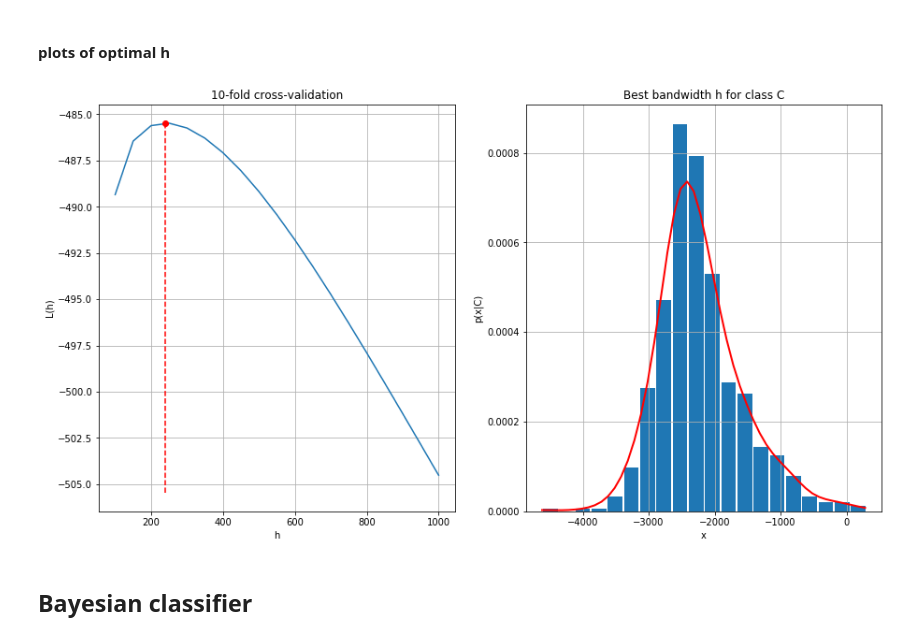
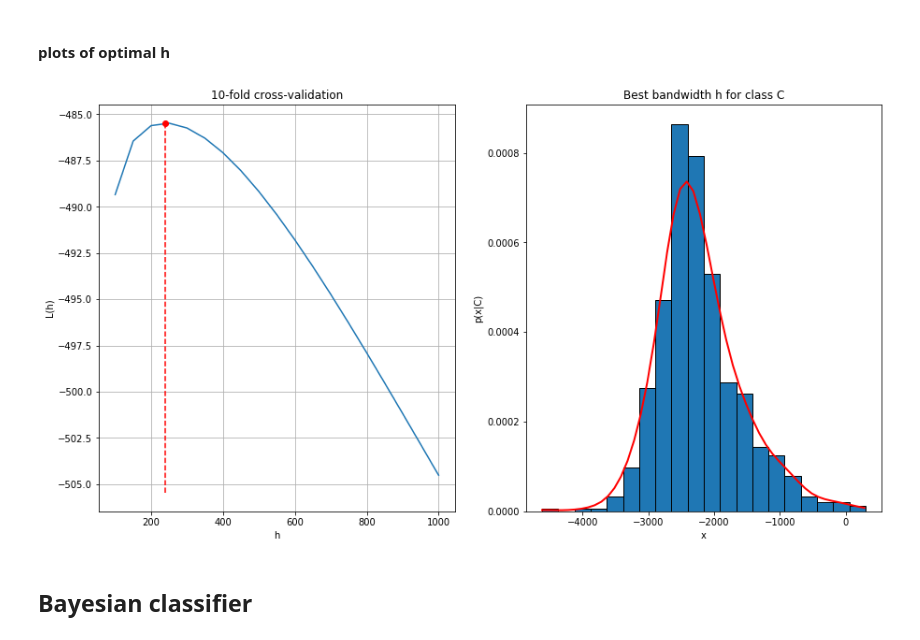
Before and after one commit to matouspelikan/rpzCTU, a Jupyter notebook: assignment_parzen_template/parzen.ipynb, the cells around one changed output. Saved outputs shown, nothing was run; the diff lists cells and outputs as text; code cells hidden in the pictures.

```diff
--- a/assignment_parzen_template/parzen.ipynb
+++ b/assignment_parzen_template/parzen.ipynb
@@ -56,19 +50,3 @@ for i in range(len(h)):
     y[i,:] = my_parzen(x_range, xA, h[i])
 # %% [markdown]
 #### visualisation
-# %%
-# plots of the estimates
-plt.figure(figsize=(15,10))
-
-for idx in range(4):
-    cur_h = h[idx]
-    plt.subplot(2,2,idx+1)
-    width = centers_A[1]-centers_A[0]
-    plt.bar(centers_A[:-1] + width/2, bins_A, width=width*0.8)
-    plt.plot(x_range.T, y[idx:(idx+1),:].T, 'r', linewidth=2)
-    plt.title('h = {:.0f}'.format(cur_h))
-    plt.xlabel('x')
-    plt.ylabel('p(x|A)')
-    plt.ylim([0, 4.5e-4])
-    plt.grid('on')
-plt.savefig('parzen_estimates.png')
@@ -76,0 +53,19 @@ plt.savefig('parzen_estimates.png')
+# %%
+def plot_parzen(x, y, hist, bins, h=500., cls='A'):
+    centers = (bins[:-1] + bins[1:]) / 2
+    width = bins[:-1] - bins[1:]
+    plt.bar(centers, hist, width=width, edgecolor='k')
+    plt.plot(x.T, y.T, 'r', linewidth=2)
+    plt.title('h = {:.0f}'.format(h))
+    plt.xlabel('x')
+    plt.ylabel('p(x|{})'.format(cls))
+
+# plots of the estimates
+plt.figure(figsize=(15,10))
+
+for idx in range(4):
+    cur_h = h[idx]
+    plt.subplot(2,2,idx+1)
+    plot_parzen(x_range, y[idx:(idx+1),:], hist_A, bins_A, h=cur_h)
+
+plt.savefig('parzen_estimates.png')
@@ -146,27 +158,22 @@ Lh_bestC = compute_Lh(itrn, itst, xC, h_bestC)
 # %%
 plt.figure(figsize=(15,8))
 plt.subplot(1,2,1)
 plt.plot(h_range, Lh)
 plt.plot(h_bestC, Lh_bestC, 'or')
 bottom, _ = plt.ylim()
 plt.plot([h_bestC, h_bestC], [bottom, Lh_bestC], '--r');
 plt.title('10-fold cross-validation')
 plt.xlabel('h')
 plt.ylabel('L(h)')
 plt.grid('on')
 
 y = my_parzen(x_range, xC, h_bestC)
 plt.subplot(1,2,2)
-width = centers_C[1]-centers_C[0]
-plt.bar(centers_C[:-1] + width/2, bins_C, width=width*0.9)
-plt.plot(x_range, y, 'r', linewidth=2)
-plt.grid('on')
+plot_parzen(x_range, y, hist_C, bins_C, h=h_bestC, cls='C')
 plt.title('Best bandwidth h for class C')
-plt.xlabel('x')
-plt.ylabel('p(x|C)')
 plt.savefig('optimal_h_classC.png')
 # %% [output]
-[figure, old version]
+[figure, new version]
 # %% [markdown]
 ## Bayesian classifier
 # %%
```
Also changed, not shown: parts of 10 cells of this notebook.
